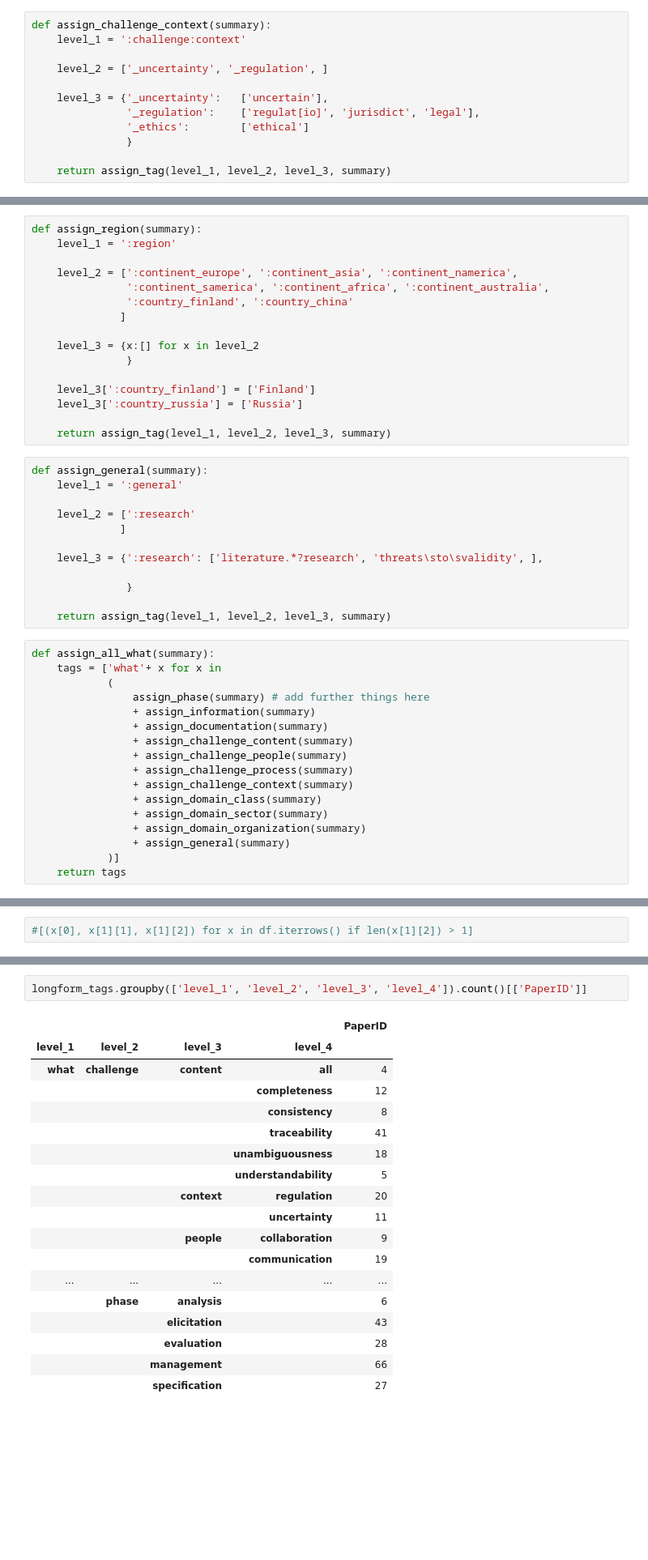
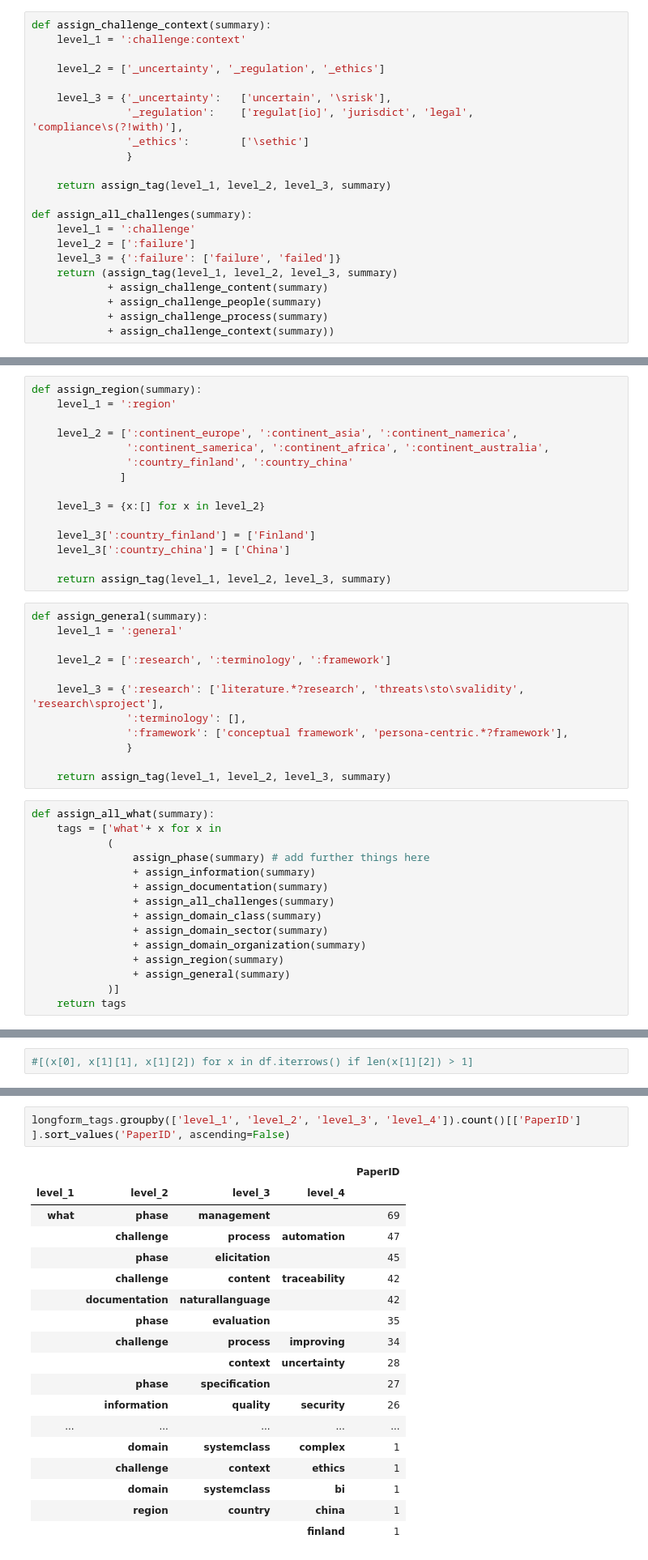
Before and after one commit to mendezfe/repract2018, a Jupyter notebook: notebooks/papermapping/paper_tagging_what.ipynb, the cells around one changed output, grey strips where cells are left out. Shown at 81% size. Saved outputs shown, nothing was run; the diff lists cells and outputs as text; blank space fills up the shorter version.

```diff
--- a/notebooks/papermapping/paper_tagging_what.ipynb
+++ b/notebooks/papermapping/paper_tagging_what.ipynb
@@ -188,14 +179,24 @@ def assign_challenge_process(summary):
 def assign_challenge_context(summary):
     level_1 = ':challenge:context'
 
-    level_2 = ['_uncertainty', '_regulation', ]
+    level_2 = ['_uncertainty', '_regulation', '_ethics']
 
-    level_3 = {'_uncertainty':   ['uncertain'],
-               '_regulation':    ['regulat[io]', 'jurisdict', 'legal'],
-               '_ethics':        ['ethical']
+    level_3 = {'_uncertainty':   ['uncertain', '\srisk'],
+               '_regulation':    ['regulat[io]', 'jurisdict', 'legal', 'compliance\s(?!with)'],
+               '_ethics':        ['\sethic']
                }
 
     return assign_tag(level_1, level_2, level_3, summary)
+
+def assign_all_challenges(summary):
+    level_1 = ':challenge'
+    level_2 = [':failure']
+    level_3 = {':failure': ['failure', 'failed']}
+    return (assign_tag(level_1, level_2, level_3, summary)
+            + assign_challenge_content(summary)
+            + assign_challenge_people(summary)
+            + assign_challenge_process(summary)
+            + assign_challenge_context(summary))
 # %%
 def assign_domain_class(summary):
     level_1 = ':domain:systemclass'
@@ -246,22 +254,21 @@ def assign_region(summary):
                ':country_finland', ':country_china'
               ]
 
-    level_3 = {x:[] for x in level_2
-               }
+    level_3 = {x:[] for x in level_2}
 
     level_3[':country_finland'] = ['Finland']
-    level_3[':country_russia'] = ['Russia']
+    level_3[':country_china'] = ['China']
 
     return assign_tag(level_1, level_2, level_3, summary)
 # %%
 def assign_general(summary):
     level_1 = ':general'
 
-    level_2 = [':research'
-              ]
+    level_2 = [':research', ':terminology', ':framework']
 
-    level_3 = {':research': ['literature.*?research', 'threats\sto\svalidity', ],
-
+    level_3 = {':research': ['literature.*?research', 'threats\sto\svalidity', 'research\sproject'],
+               ':terminology': [],
+               ':framework': ['conceptual framework', 'persona-centric.*?framework'],
                }
 
     return assign_tag(level_1, level_2, level_3, summary)
@@ -272,13 +279,11 @@ def assign_all_what(summary):
                 assign_phase(summary) # add further things here
                 + assign_information(summary)
                 + assign_documentation(summary)
-                + assign_challenge_content(summary)
-                + assign_challenge_people(summary)
-                + assign_challenge_process(summary)
-                + assign_challenge_context(summary)
+                + assign_all_challenges(summary)
                 + assign_domain_class(summary)
                 + assign_domain_sector(summary)
                 + assign_domain_organization(summary)
+                + assign_region(summary)
                 + assign_general(summary)
             )]
     return tags
@@ -375,21 +387,22 @@ NB: some papers appear multiple times in the counts (here: twice at max) since s
 # %%
-longform_tags.groupby(['level_1', 'level_2', 'level_3', 'level_4']).count()[['PaperID']]
+longform_tags.groupby(['level_1', 'level_2', 'level_3', 'level_4']).count()[['PaperID']
+].sort_values('PaperID', ascending=False)
 # %% [output]
 |  |  |  |  | PaperID |
 | level_1 | level_2 | level_3 | level_4 |  |
-| what | challenge | content | all | 4 |
-|  |  |  | completeness | 12 |
-|  |  |  | consistency | 8 |
-|  |  |  | traceability | 41 |
-|  |  |  | unambiguousness | 18 |
-|  |  |  | understandability | 5 |
-|  |  | context | regulation | 20 |
-|  |  |  | uncertainty | 11 |
-|  |  | people | collaboration | 9 |
-|  |  |  | communication | 19 |
+| what | phase | management |  | 69 |
+|  | challenge | process | automation | 47 |
+|  | phase | elicitation |  | 45 |
+|  | challenge | content | traceability | 42 |
+|  | documentation | naturallanguage |  | 42 |
+|  | phase | evaluation |  | 35 |
+|  | challenge | process | improving | 34 |
+|  |  | context | uncertainty | 28 |
+|  | phase | specification |  | 27 |
+|  | information | quality | security | 26 |
 | ... | ... | ... | ... | ... |
-|  | phase | analysis |  | 6 |
-|  |  | elicitation |  | 43 |
-|  |  | evaluation |  | 28 |
-|  |  | management |  | 66 |
-|  |  | specification |  | 27 |
+|  | domain | systemclass | complex | 1 |
+|  | challenge | context | ethics | 1 |
+|  | domain | systemclass | bi | 1 |
+|  | region | country | china | 1 |
+|  |  |  | finland | 1 |
```
Also changed, not shown: parts of 24 cells of this notebook.
